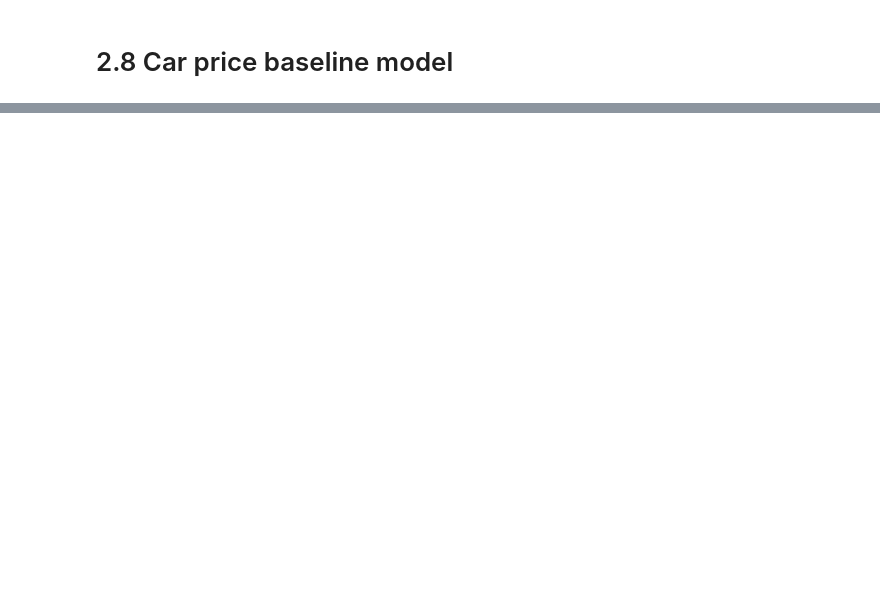
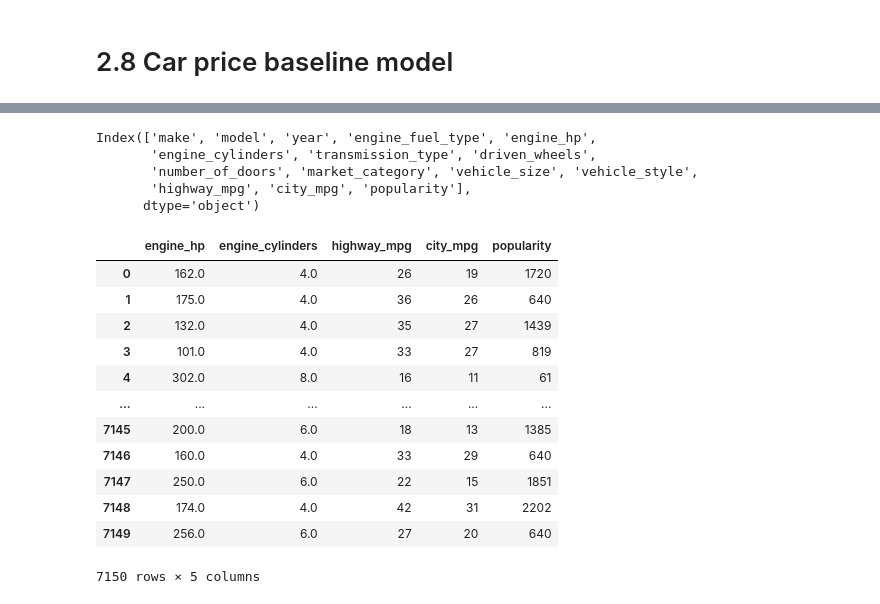
Before and after one commit to brukeg/machine-learning-zoomcamp, a Jupyter notebook: 02-regression/2.2-2.16 lessons.ipynb, the cells around one changed output, grey strips where cells are left out. Cells and saved outputs as stored; diff of their text form; code cells hidden in the pictures; blank space fills up the shorter version.

```diff
--- a/02-regression/2.2-2.16 lessons.ipynb
+++ b/02-regression/2.2-2.16 lessons.ipynb
@@ -446,0 +463,26 @@ train_linear_regression(X, y)
+# %%
+df_train.columns
+# %% [output]
+Index(['make', 'model', 'year', 'engine_fuel_type', 'engine_hp',
+       'engine_cylinders', 'transmission_type', 'driven_wheels',
+       'number_of_doors', 'market_category', 'vehicle_size', 'vehicle_style',
+       'highway_mpg', 'city_mpg', 'popularity'],
+      dtype='object')
+# %%
+base = ['engine_hp', 'engine_cylinders', 'highway_mpg', 'city_mpg', 'popularity']
+# %%
+df_train[base]
+# %% [output]
+|  | engine_hp | engine_cylinders | highway_mpg | city_mpg | popularity |
+| 0 | 162.0 | 4.0 | 26 | 19 | 1720 |
+| 1 | 175.0 | 4.0 | 36 | 26 | 640 |
+| 2 | 132.0 | 4.0 | 35 | 27 | 1439 |
+| 3 | 101.0 | 4.0 | 33 | 27 | 819 |
+| 4 | 302.0 | 8.0 | 16 | 11 | 61 |
+| ... | ... | ... | ... | ... | ... |
+| 7145 | 200.0 | 6.0 | 18 | 13 | 1385 |
+| 7146 | 160.0 | 4.0 | 33 | 29 | 640 |
+| 7147 | 250.0 | 6.0 | 22 | 15 | 1851 |
+| 7148 | 174.0 | 4.0 | 42 | 31 | 2202 |
+| 7149 | 256.0 | 6.0 | 27 | 20 | 640 |
+7150 rows × 5 columns
```
Also changed, not shown: parts of 29 cells of this notebook.
